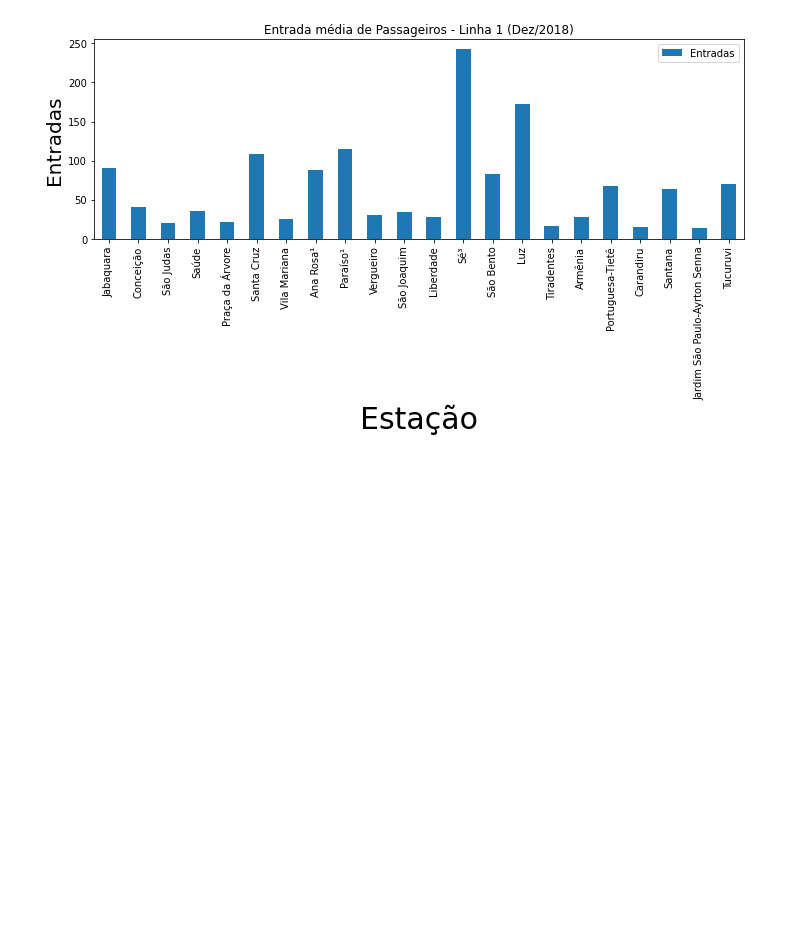
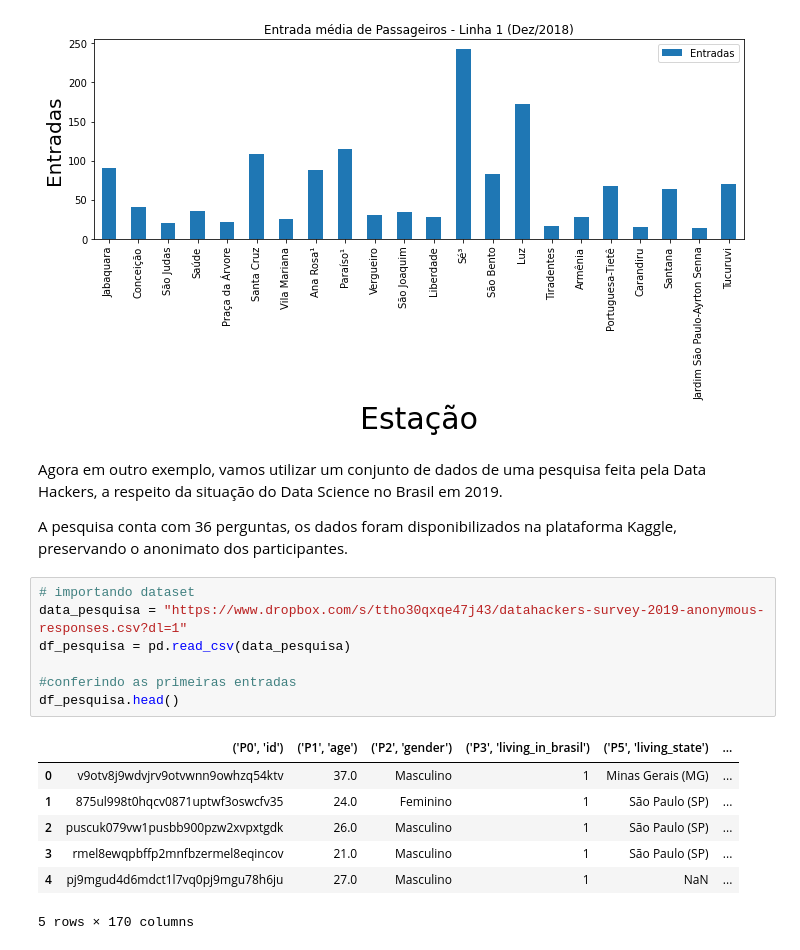
Before and after one commit to marcosilvaa/dados_estudos, a Jupyter notebook: Visualização_Gráfica.ipynb, the cells around one changed output. Cells and saved outputs as stored; diff of their text form; blank space fills up the shorter version.

```diff
--- a/Visualização_Gráfica.ipynb
+++ b/Visualização_Gráfica.ipynb
@@ -219,3 +219,22 @@ ax.set_ylabel("Entradas", fontsize=20)
 plt.tight_layout()
 # %% [output]
 [figure]
+# %% [markdown]
+Agora em outro exemplo, vamos utilizar um conjunto de dados de uma pesquisa feita pela Data Hackers, a respeito da situação do Data Science no Brasil em 2019.
+
+A pesquisa conta com 36 perguntas, os dados foram disponibilizados na plataforma Kaggle, preservando o anonimato dos participantes.
+# %%
+# importando dataset
+data_pesquisa = "https://www.dropbox.com/s/ttho30qxqe47j43/datahackers-survey-2019-anonymous-responses.csv?dl=1"
+df_pesquisa = pd.read_csv(data_pesquisa)
+
+#conferindo as primeiras entradas
+df_pesquisa.head()
+# %% [output]
+|  | ('P0', 'id') | ('P1', 'age') | ('P2', 'gender') | ('P3', 'living_in_brasil') | ('P5', 'living_state') | ... |
+| 0 | v9otv8j9wdvjrv9otvwnn9owhzq54ktv | 37.0 | Masculino | 1 | Minas Gerais (MG) | ... |
+| 1 | 875ul998t0hqcv0871uptwf3oswcfv35 | 24.0 | Feminino | 1 | São Paulo (SP) | ... |
+| 2 | puscuk079vw1pusbb900pzw2xvpxtgdk | 26.0 | Masculino | 1 | São Paulo (SP) | ... |
+| 3 | rmel8ewqpbffp2mnfbzermel8eqincov | 21.0 | Masculino | 1 | São Paulo (SP) | ... |
+| 4 | pj9mgud4d6mdct1l7vq0pj9mgu78h6ju | 27.0 | Masculino | 1 | NaN | ... |
+5 rows × 170 columns
```
Also changed, not shown: parts of 5 cells of this notebook.
